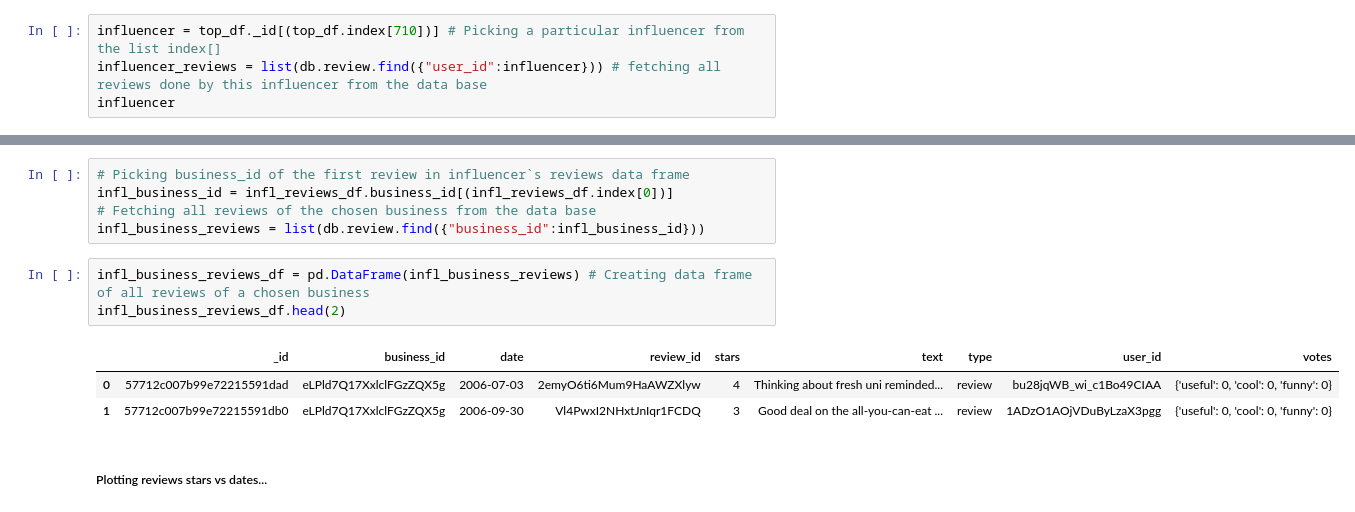
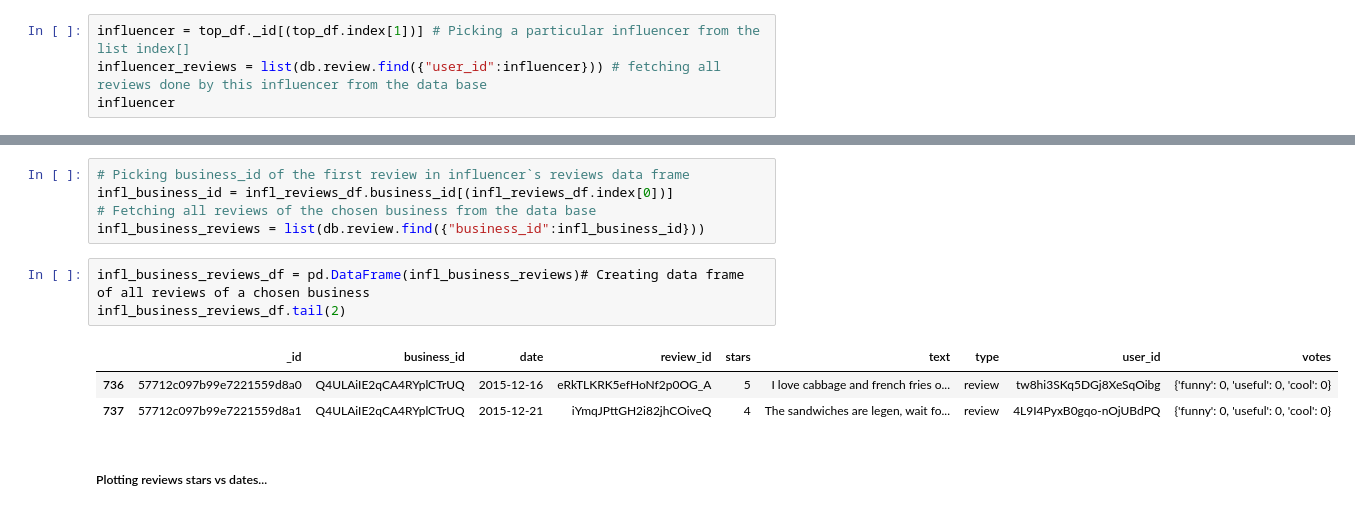
Before and after one commit to iabdrashitov/EDAs, a Jupyter notebook: Yelp_EDA_part2.ipynb, the cells around one changed output, grey strips where cells are left out. Cells and saved outputs as stored; diff of their text form.

```diff
--- a/Yelp_EDA_part2.ipynb
+++ b/Yelp_EDA_part2.ipynb
@@ -46,7 +46,7 @@ top_df.head()
 # %% [markdown]
 ##### Choosing an influencer from the list...
 # %%
-influencer = top_df._id[(top_df.index[710])] # Picking a particular influencer from the list index[]
+influencer = top_df._id[(top_df.index[1])] # Picking a particular influencer from the list index[]
 influencer_reviews = list(db.review.find({"user_id":influencer})) # fetching all reviews done by this influencer from the data base
 influencer
 # %% [output]
@@ -72,12 +74,12 @@ infl_business_id = infl_reviews_df.business_id[(infl_reviews_df.index[0])]
 # Fetching all reviews of the chosen business from the data base
 infl_business_reviews = list(db.review.find({"business_id":infl_business_id}))
 # %%
-infl_business_reviews_df = pd.DataFrame(infl_business_reviews) # Creating data frame of all reviews of a chosen business
-infl_business_reviews_df.head(2)
+infl_business_reviews_df = pd.DataFrame(infl_business_reviews)# Creating data frame of all reviews of a chosen business
+infl_business_reviews_df.tail(2)
 # %% [output]
 |  | _id | business_id | date | review_id | stars | text | type | user_id | votes |
-| 0 | 57712c007b99e72215591dad | eLPld7Q17XxlclFGzZQX5g | 2006-07-03 | 2emyO6ti6Mum9HaAWZXlyw | 4 | Thinking about fresh uni reminded... | review | bu28jqWB_wi_c1Bo49CIAA | {'useful': 0, 'cool': 0, 'funny': 0} |
-| 1 | 57712c007b99e72215591db0 | eLPld7Q17XxlclFGzZQX5g | 2006-09-30 | Vl4PwxI2NHxtJnIqr1FCDQ | 3 | Good deal on the all-you-can-eat ... | review | 1ADzO1AOjVDuByLzaX3pgg | {'useful': 0, 'cool': 0, 'funny': 0} |
+| 736 | 57712c097b99e7221559d8a0 | Q4ULAiIE2qCA4RYplCTrUQ | 2015-12-16 | eRkTLKRK5efHoNf2p0OG_A | 5 | I love cabbage and french fries o... | review | tw8hi3SKq5DGj8XeSqOibg | {'funny': 0, 'useful': 0, 'cool': 0} |
+| 737 | 57712c097b99e7221559d8a1 | Q4ULAiIE2qCA4RYplCTrUQ | 2015-12-21 | iYmqJPttGH2i82jhCOiveQ | 4 | The sandwiches are legen, wait fo... | review | 4L9I4PyxB0gqo-nOjUBdPQ | {'funny': 0, 'useful': 0, 'cool': 0} |
 # %% [markdown]
 ##### Plotting reviews stars vs dates...
 # %%
```
Also changed, not shown: parts of 12 cells of this notebook, 2 other files.
